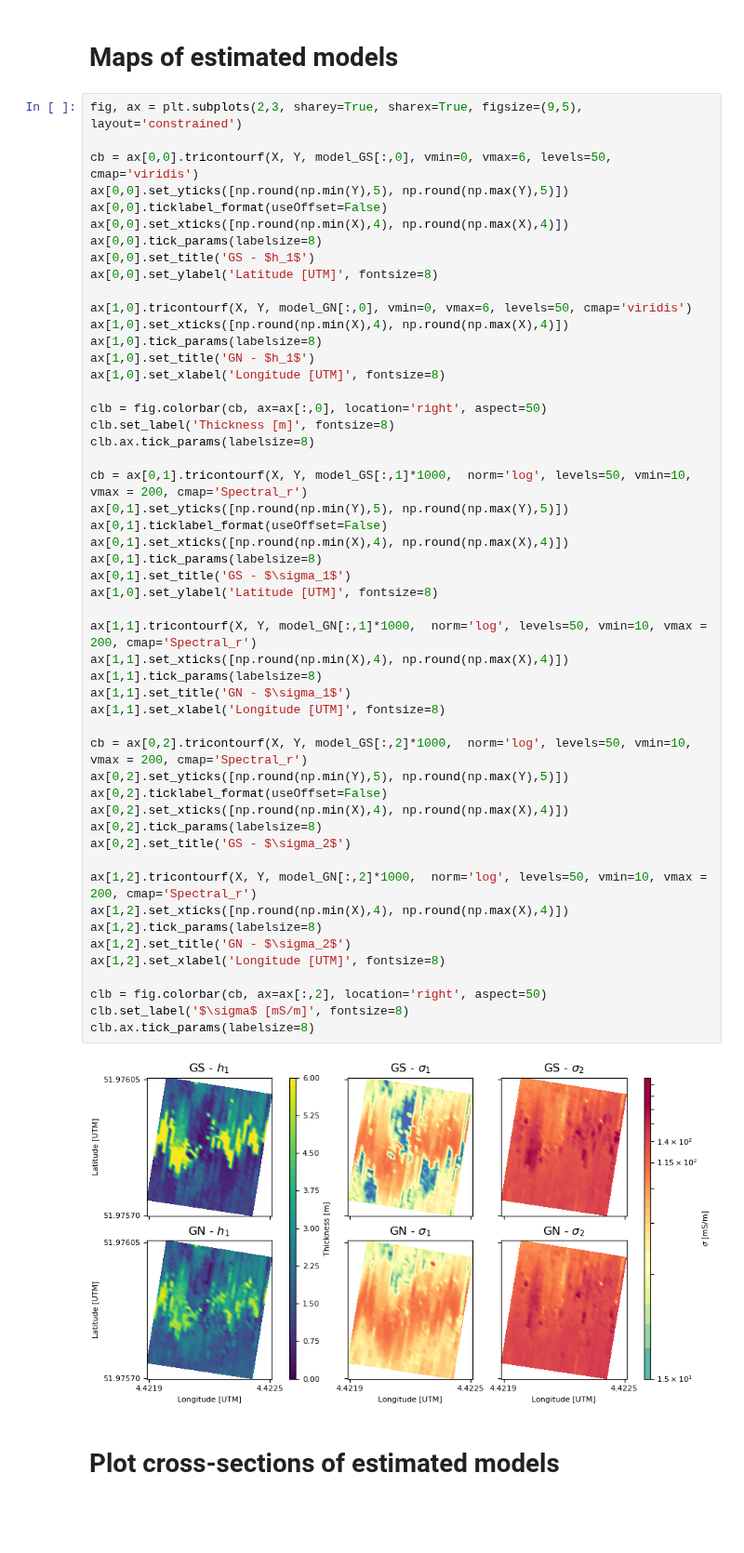
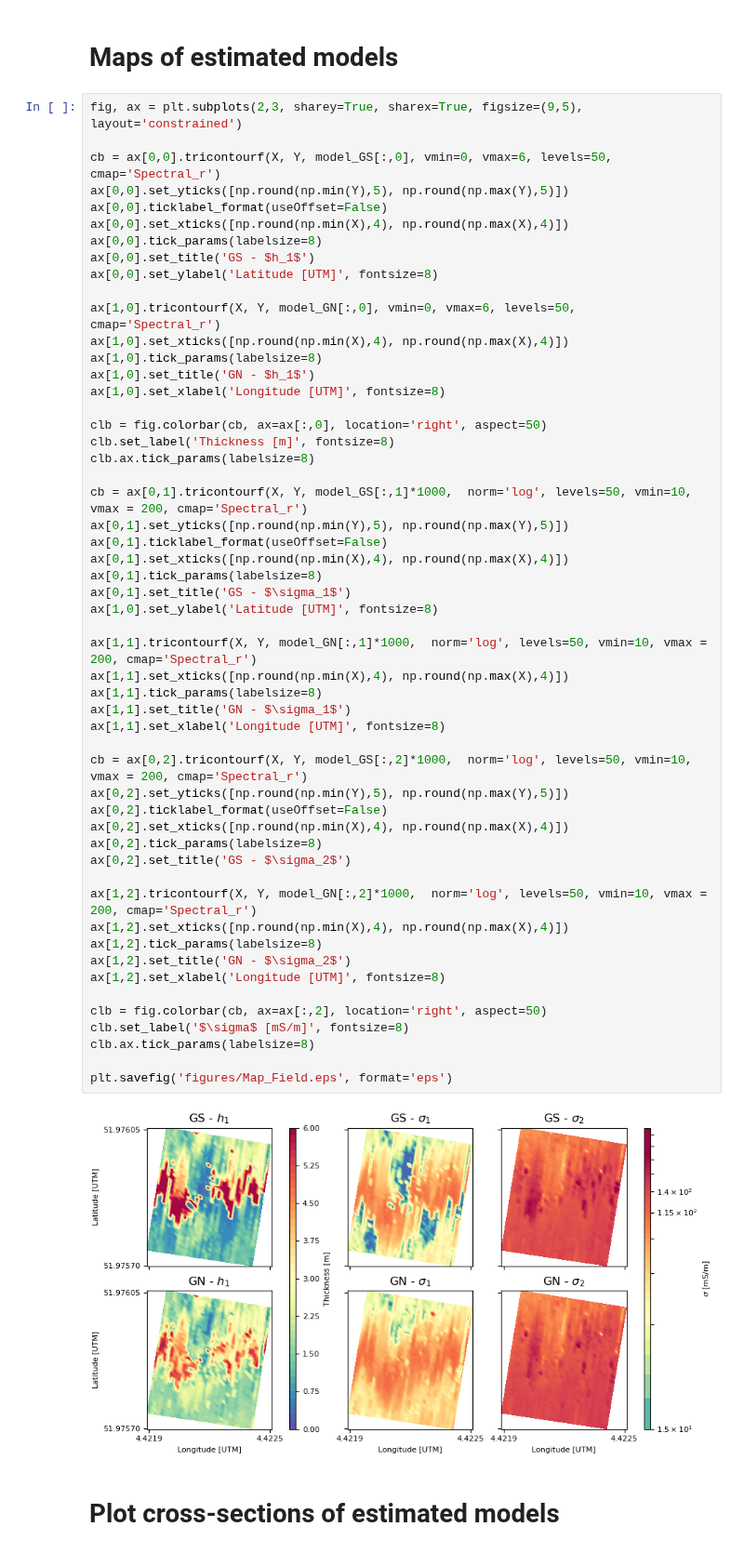
Before and after one commit to mariacarrizo/MC_RB_EM_1D, a Jupyter notebook: Field_Case/6_Plot_FC_2lay.ipynb, the cells around one changed output. Shown at 93% size. Saved outputs shown, nothing was run; the diff lists cells and outputs as text; blank space fills up the shorter version.

Commit message:
updated color of plot

```diff
--- a/Field_Case/6_Plot_FC_2lay.ipynb
+++ b/Field_Case/6_Plot_FC_2lay.ipynb
@@ -54,7 +56,7 @@ data_true = np.array(pd.concat([Dataframe.loc[:,'H2Q':'V8Q'], Dataframe.loc[:,'H
 # %%
 fig, ax = plt.subplots(2,3, sharey=True, sharex=True, figsize=(9,5), layout='constrained')
 
-cb = ax[0,0].tricontourf(X, Y, model_GS[:,0], vmin=0, vmax=6, levels=50, cmap='viridis')
+cb = ax[0,0].tricontourf(X, Y, model_GS[:,0], vmin=0, vmax=6, levels=50, cmap='Spectral_r')
 ax[0,0].set_yticks([np.round(np.min(Y),5), np.round(np.max(Y),5)])
 ax[0,0].ticklabel_format(useOffset=False)
 ax[0,0].set_xticks([np.round(np.min(X),4), np.round(np.max(X),4)])
@@ -62,7 +64,7 @@ ax[0,0].tick_params(labelsize=8)
 ax[0,0].set_title('GS - $h_1$')
 ax[0,0].set_ylabel('Latitude [UTM]', fontsize=8)
 
-ax[1,0].tricontourf(X, Y, model_GN[:,0], vmin=0, vmax=6, levels=50, cmap='viridis')
+ax[1,0].tricontourf(X, Y, model_GN[:,0], vmin=0, vmax=6, levels=50, cmap='Spectral_r')
 ax[1,0].set_xticks([np.round(np.min(X),4), np.round(np.max(X),4)])
 ax[1,0].tick_params(labelsize=8)
 ax[1,0].set_title('GN - $h_1$')
@@ -76,34 +78,36 @@ cb = ax[0,1].tricontourf(X, Y, model_GS[:,1]*1000,  norm='log', levels=50, vmin=
 ax[0,1].set_yticks([np.round(np.min(Y),5), np.round(np.max(Y),5)])
 ax[0,1].ticklabel_format(useOffset=False)
 ax[0,1].set_xticks([np.round(np.min(X),4), np.round(np.max(X),4)])
 ax[0,1].tick_params(labelsize=8)
 ax[0,1].set_title('GS - $\sigma_1$')
 ax[1,0].set_ylabel('Latitude [UTM]', fontsize=8)
 
 ax[1,1].tricontourf(X, Y, model_GN[:,1]*1000,  norm='log', levels=50, vmin=10, vmax = 200, cmap='Spectral_r')
 ax[1,1].set_xticks([np.round(np.min(X),4), np.round(np.max(X),4)])
 ax[1,1].tick_params(labelsize=8)
 ax[1,1].set_title('GN - $\sigma_1$')
 ax[1,1].set_xlabel('Longitude [UTM]', fontsize=8)
 
 cb = ax[0,2].tricontourf(X, Y, model_GS[:,2]*1000,  norm='log', levels=50, vmin=10, vmax = 200, cmap='Spectral_r')
 ax[0,2].set_yticks([np.round(np.min(Y),5), np.round(np.max(Y),5)])
 ax[0,2].ticklabel_format(useOffset=False)
 ax[0,2].set_xticks([np.round(np.min(X),4), np.round(np.max(X),4)])
 ax[0,2].tick_params(labelsize=8)
 ax[0,2].set_title('GS - $\sigma_2$')
 
 ax[1,2].tricontourf(X, Y, model_GN[:,2]*1000,  norm='log', levels=50, vmin=10, vmax = 200, cmap='Spectral_r')
 ax[1,2].set_xticks([np.round(np.min(X),4), np.round(np.max(X),4)])
 ax[1,2].tick_params(labelsize=8)
 ax[1,2].set_title('GN - $\sigma_2$')
 ax[1,2].set_xlabel('Longitude [UTM]', fontsize=8)
 
 clb = fig.colorbar(cb, ax=ax[:,2], location='right', aspect=50)
 clb.set_label('$\sigma$ [mS/m]', fontsize=8)
 clb.ax.tick_params(labelsize=8)
+
+plt.savefig('figures/Map_Field.eps', format='eps')
 # %% [output]
-[figure, old version]
+[figure, new version]
 # %% [markdown]
 # Plot cross-sections of estimated models
 # %%
```
Also changed, not shown: parts of 1 cell of this notebook.
